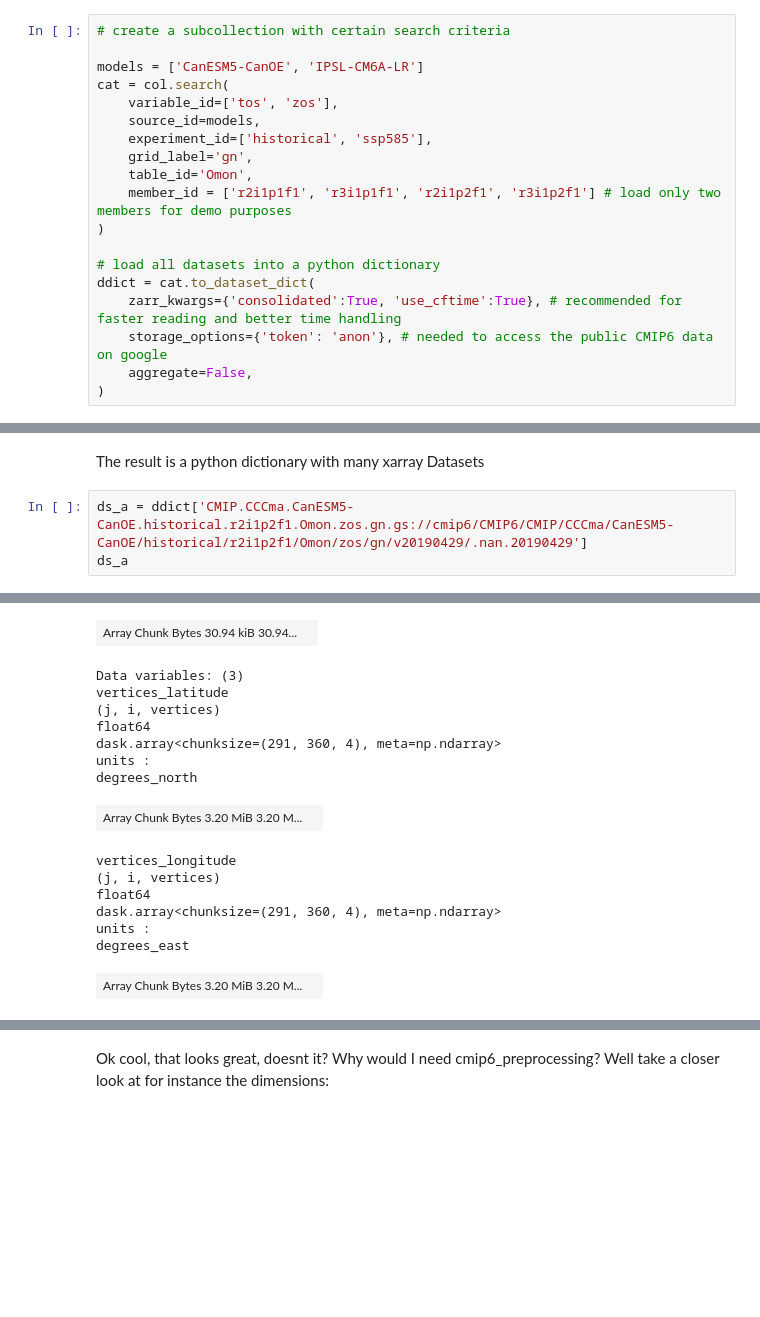
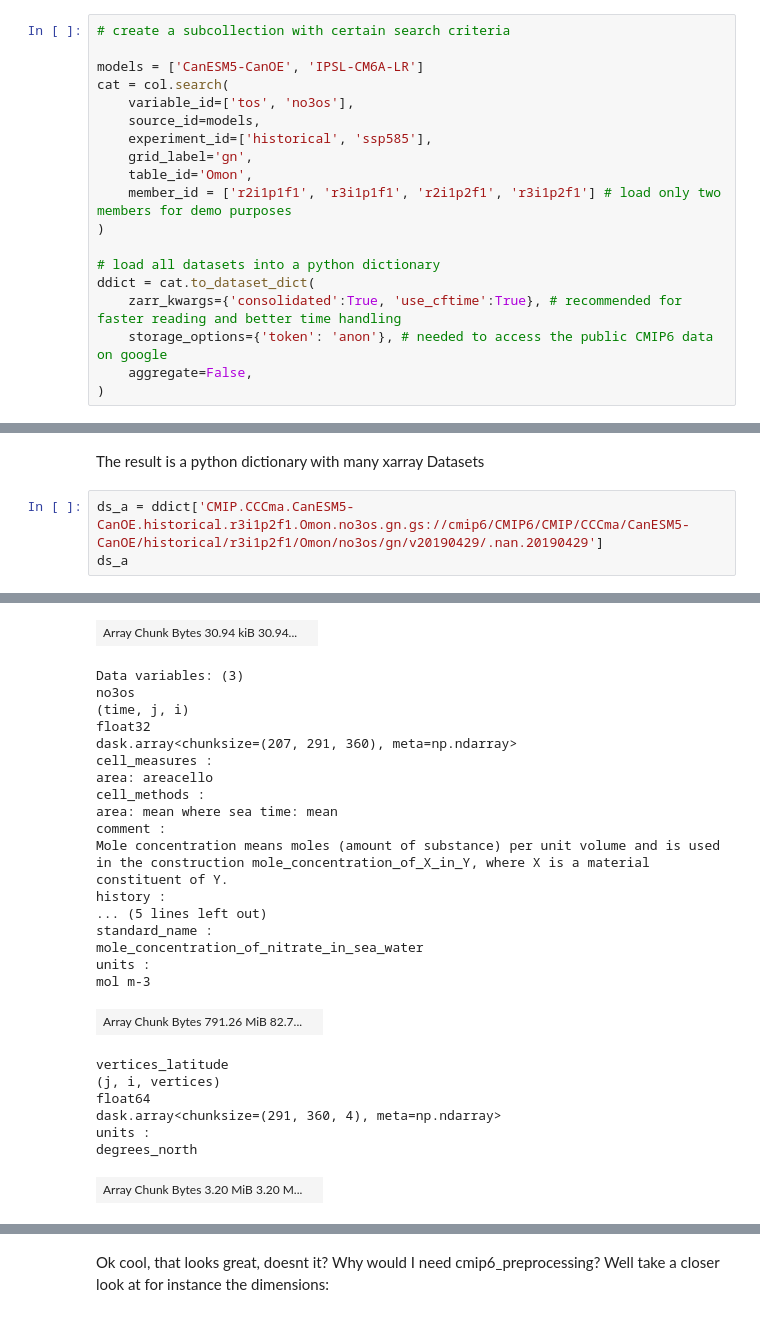
Before and after one commit to jbusecke/cmip6_preprocessing_tutorial, a Jupyter notebook: ohw_21_cmip6_pp_tutorial.ipynb, the cells around one changed output, grey strips where cells are left out. Saved outputs shown, nothing was run; the diff lists cells and outputs as text; blank space fills up the shorter version.

```diff
--- a/ohw_21_cmip6_pp_tutorial.ipynb
+++ b/ohw_21_cmip6_pp_tutorial.ipynb
@@ -102,7 +104,7 @@ array(['ACCESS-CM2', 'ACCESS-ESM1-5', 'AWI-CM-1-1-MR', 'AWI-ESM-1-1-LR',
 
 models = ['CanESM5-CanOE', 'IPSL-CM6A-LR']
 cat = col.search(
-    variable_id=['tos', 'zos'],
+    variable_id=['tos', 'no3os'],
     source_id=models,
     experiment_id=['historical', 'ssp585'],
     grid_label='gn',
@@ -142,6 +125,6 @@ list(ddict.keys())
 # %% [markdown]
 The result is a python dictionary with many xarray Datasets
 # %%
-ds_a = ddict['CMIP.CCCma.CanESM5-CanOE.historical.r2i1p2f1.Omon.zos.gn.gs://cmip6/CMIP6/CMIP/CCCma/CanESM5-CanOE/historical/r2i1p2f1/Omon/zos/gn/v20190429/.nan.20190429']
+ds_a = ddict['CMIP.CCCma.CanESM5-CanOE.historical.r3i1p2f1.Omon.no3os.gn.gs://cmip6/CMIP6/CMIP/CCCma/CanESM5-CanOE/historical/r3i1p2f1/Omon/no3os/gn/v20190429/.nan.20190429']
 ds_a
 # %% [output]
@@ -192,20 +175,30 @@ array([cftime.DatetimeNoLeap(1850, 1, 16, 12, 0, 0, 0), cftime.DatetimeNoLeap(18
 time_bnds
 (time, bnds)
 object
 dask.array<chunksize=(1980, 2), meta=np.ndarray>
 | Array Chunk Bytes 30.94 kiB 30.94... |  |
 Data variables: (3)
-vertices_latitude
-(j, i, vertices)
-float64
-dask.array<chunksize=(291, 360, 4), meta=np.ndarray>
+no3os
+(time, j, i)
+float32
+dask.array<chunksize=(207, 291, 360), meta=np.ndarray>
+cell_measures :
+area: areacello
+cell_methods :
+area: mean where sea time: mean
+comment :
+Mole concentration means moles (amount of substance) per unit volume and is used in the construction mole_concentration_of_X_in_Y, where X is a material constituent of Y.
+history :
+... (5 lines left out)
+standard_name :
+mole_concentration_of_nitrate_in_sea_water
 units :
-degrees_north
+mol m-3
-| Array Chunk Bytes 3.20 MiB 3.20 M... |  |
+| Array Chunk Bytes 791.26 MiB 82.7... |  |
-vertices_longitude
+vertices_latitude
 (j, i, vertices)
 float64
 dask.array<chunksize=(291, 360, 4), meta=np.ndarray>
 units :
-degrees_east
+degrees_north
 | Array Chunk Bytes 3.20 MiB 3.20 M... |  |
```
Also changed, not shown: parts of 27 cells of this notebook.
